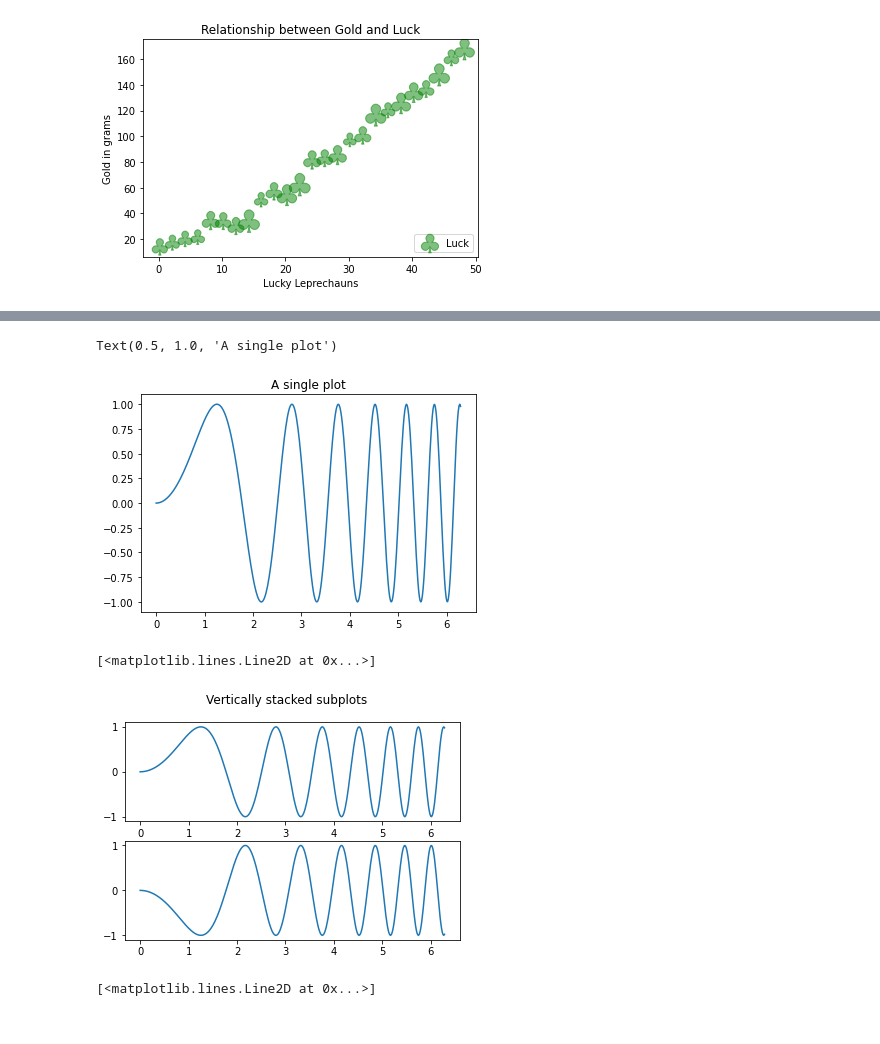
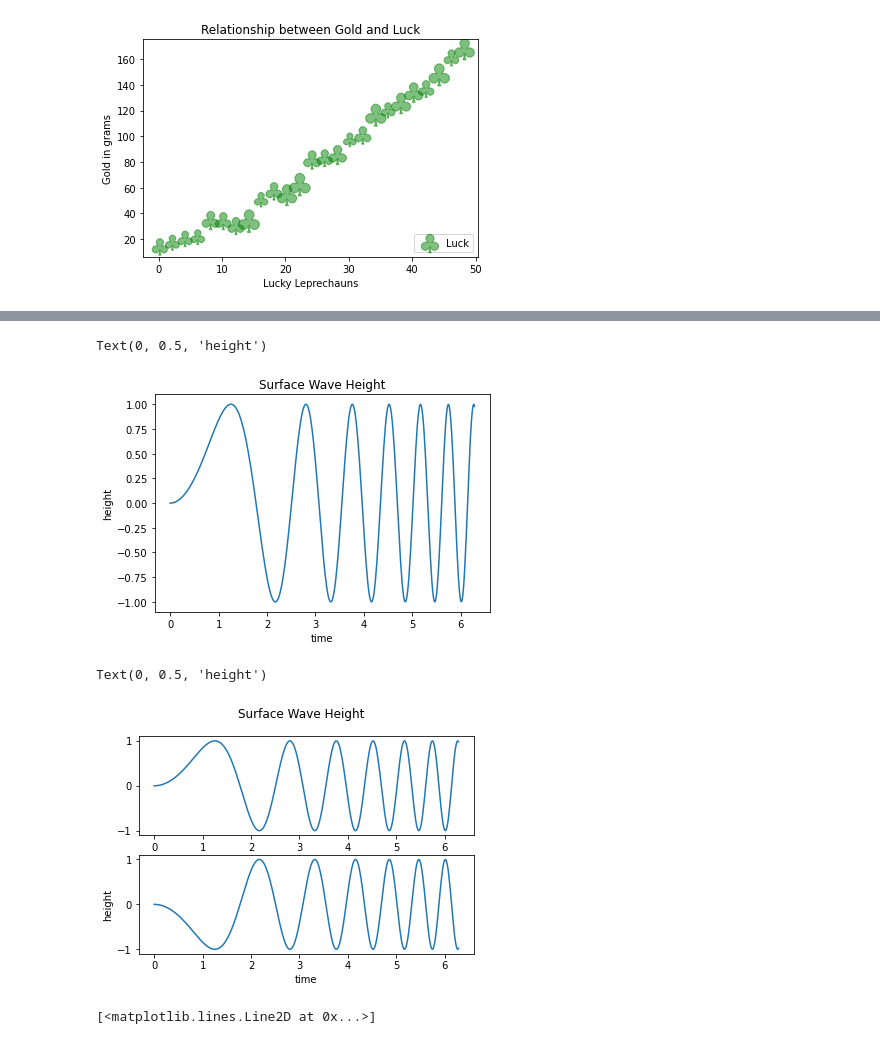
Before and after one commit to chsharrison/IntroSciComp_S2021, a Jupyter notebook: Tovar_Reyna/Tovar_Lab3.2.ipynb, the cells around one changed output, grey strips where cells are left out. Drawn from its saved outputs; the diff is of its cells as text; code cells hidden in the pictures.

```diff
--- a/Tovar_Reyna/Tovar_Lab3.2.ipynb
+++ b/Tovar_Reyna/Tovar_Lab3.2.ipynb
@@ -165,10 +263,13 @@ x = np.linspace(0, 2 * np.pi, 400)
 y = np.sin(x ** 2)
 # %%
 # this is a single plot for a line graph
+#ADDED TITLE AND LABELS
 
 fig, ax = plt.subplots()
 ax.plot(x, y)   #this is for a single plot
-ax.set_title('Single Plot')
+ax.set_title('Surface Wave Height')
+plt.xlabel("time")
+plt.ylabel("height")
 # %% [output]
-Text(0.5, 1.0, 'A single plot')
+Text(0, 0.5, 'height')
-[figure, old version]
+[figure, new version]
@@ -175,11 +283,14 @@ Text(0.5, 1.0, 'A single plot')
 # %%
 #Stacking subplots in one direction, useful to compare different variables
 
 fig, axs = plt.subplots(2)
-fig.suptitle('Vertically stacked subplots')
+fig.suptitle('Surface Wave Height')
 axs[0].plot(x, y)
 axs[1].plot(x, -y)
+
+plt.xlabel("time")
+plt.ylabel("height")
 # %% [output]
-[<matplotlib.lines.Line2D at 0x...>]
+Text(0, 0.5, 'height')
-[figure, old version]
+[figure, new version]
 # %%
```
Also changed, not shown: parts of 8 cells of this notebook.
